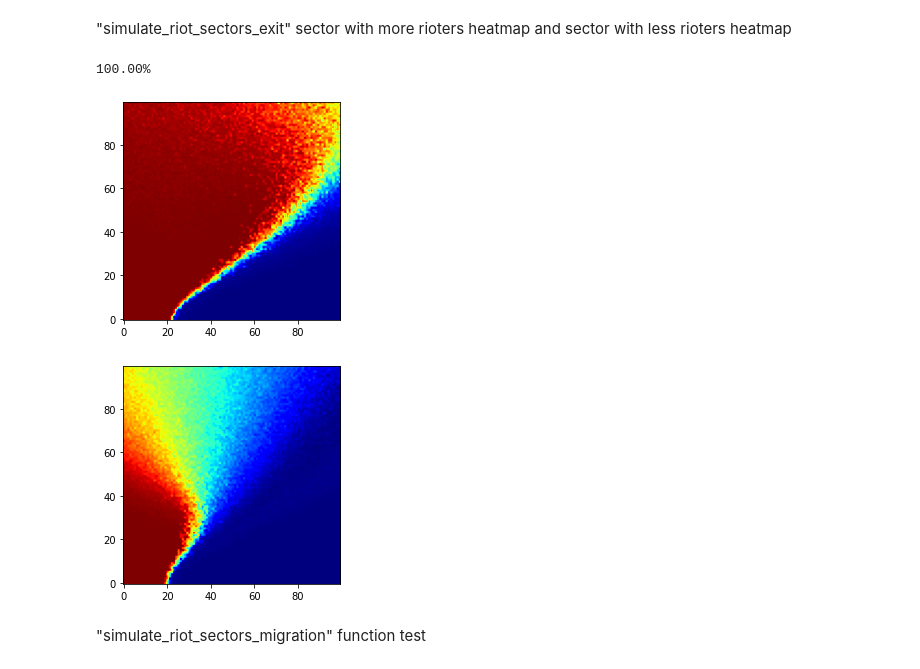
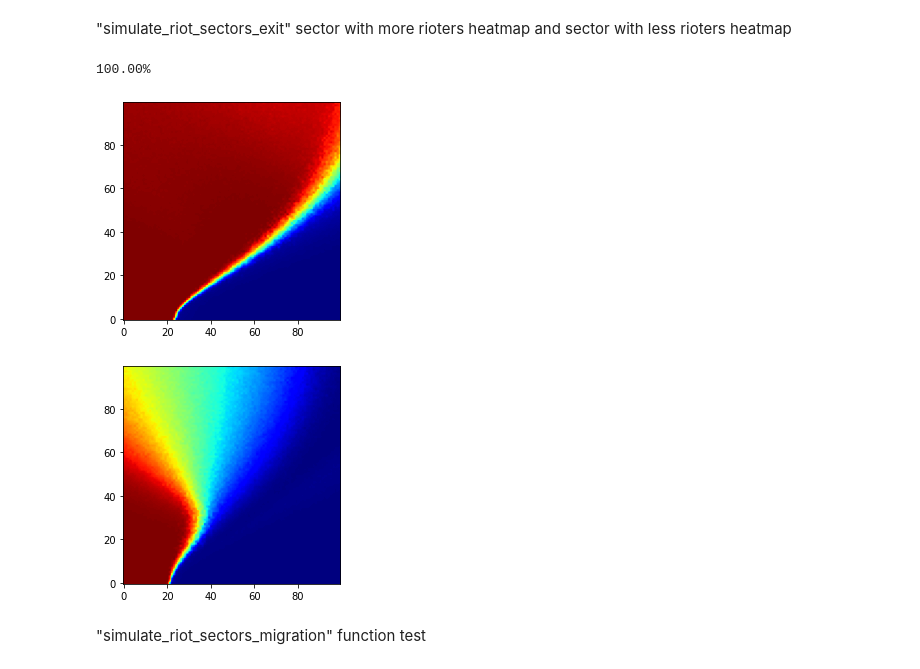
Before and after one commit to AlantheBenign/Critical-mass-model-for-social-dynamic, a Jupyter notebook: Modelo Novo/Sectors threshold model.ipynb, the cells around one changed output. Saved outputs shown, nothing was run; the diff lists cells and outputs as text; code cells hidden in the pictures.

```diff
--- a/Modelo Novo/Sectors threshold model.ipynb
+++ b/Modelo Novo/Sectors threshold model.ipynb
@@ -82,8 +82,8 @@ deviations = np.arange(0,100)       # standard deviations of the normal distribu
 sector0_size = 100
 sector1_size = 100
 
-steps = 10
-simulations = 10
+steps = 100
+simulations = 100
 
 heat_map = np.zeros((100,100))
 
@@ -242,8 +242,8 @@ deviations = np.arange(0,100)       # standard deviations of the normal distribu
 sector0_size = 100
 sector1_size = 100
 
-steps = 10
-simulations = 10
+steps = 100
+simulations = 100
 
 heat_map = np.zeros((100,100))
 
@@ -280,8 +280,8 @@ deviations = np.arange(0,100)       # standard deviations of the normal distribu
 sector0_size = 100
 sector1_size = 100
 
-steps = 20
-simulations = 10
+steps = 100
+simulations = 100
 
 heat_map_maior = np.zeros((100,100))
 heat_map_menor= np.zeros((100,100))
@@ -289,35 +289,35 @@ heat_map_menor= np.zeros((100,100))
 for k in averages_sample:
     clear_output(wait=True)
     print(str("%.2f" % (100*k/99)+"%"), end="\n")
 
     for i in deviations:         # a set of simulations per standard deviation value
         average_size_maior = 0
         average_size_menor = 0
 
         for j in range(simulations):   # riot simulation
             agents = func.create_agents(N,k,i)
             system = func.System(agents, sector0_size, sector1_size)
             final = func.simulate_riot_sectors_exit(system, steps)
             average_size_maior += max(final[0][-1],final[1][-1])
             average_size_menor += min(final[0][-1],final[1][-1])
 
         average_size_maior = average_size_maior/simulations
         average_size_menor = average_size_menor/simulations
         heat_map_maior[i][k] = average_size_maior
         heat_map_menor[i][k] = average_size_menor
 
 plt.figure()
 plt.imshow(heat_map_maior, origin="lower",cmap="jet")
 #plt.savefig("Média e Desvio Padrão - Determinístico")
 plt.show()
 
 plt.figure()
 plt.imshow(heat_map_menor, origin="lower",cmap="jet")
 plt.show()
 # %% [output]
 100.00%
-[figure, old version]
+[figure, new version]
-[figure, old version]
+[figure, new version]
 # %% [markdown]
 "simulate_riot_sectors_migration" function test
 # %%
```
Also changed, not shown: parts of 19 cells of this notebook.
